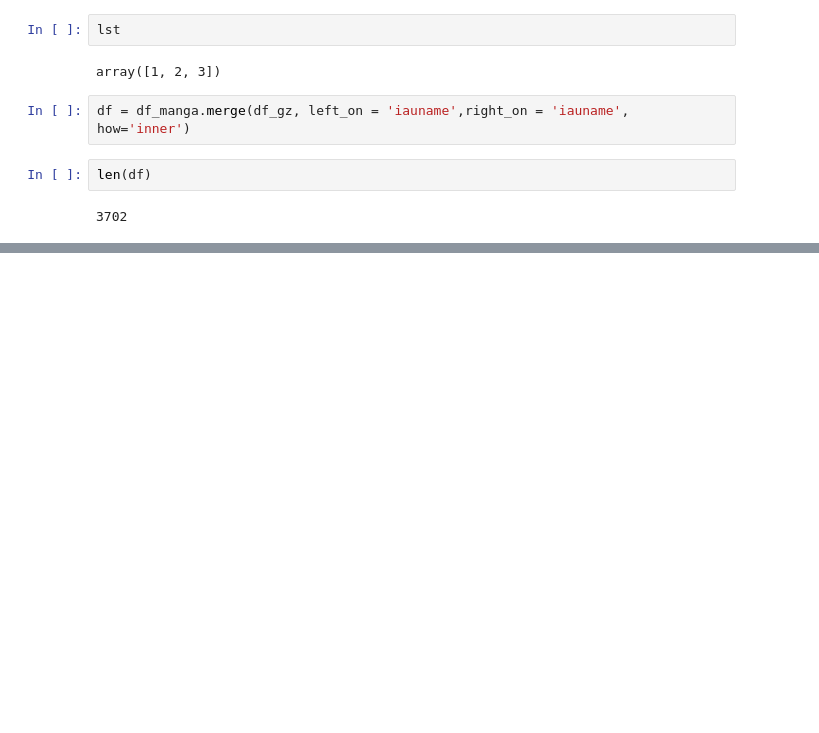
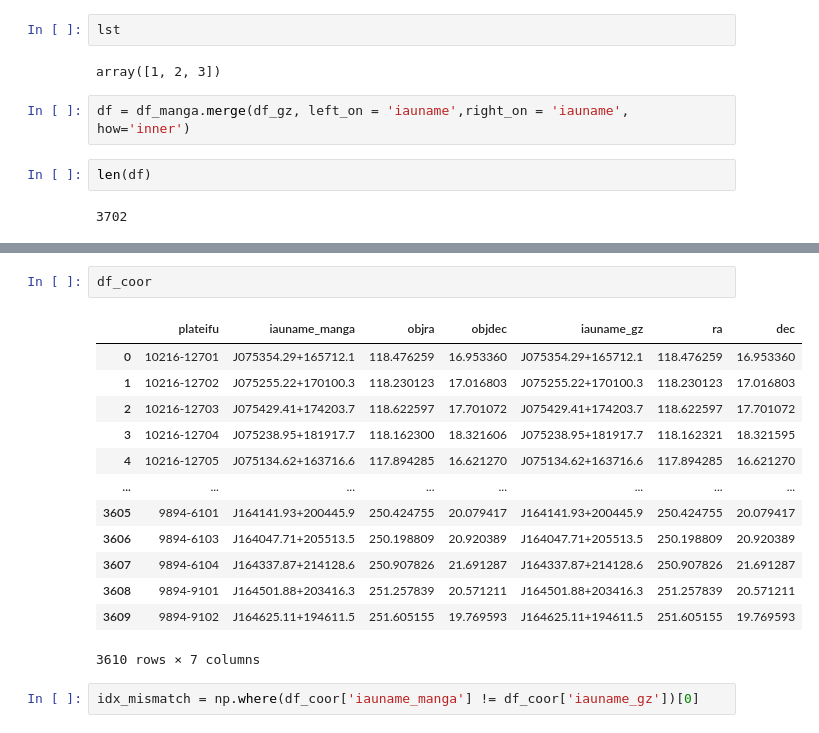
Before and after one commit to tobiasgeron/coordinate_matching, a Jupyter notebook: Example.ipynb, the cells around one changed output, grey strips where cells are left out. Saved outputs shown, nothing was run; the diff lists cells and outputs as text; blank space fills up the shorter version.

```diff
--- a/Example.ipynb
+++ b/Example.ipynb
@@ -55,0 +126,18 @@ len(np.where(~np.isnan(idx))[0])
+# %%
+df_coor
+# %% [output]
+|  | plateifu | iauname_manga | objra | objdec | iauname_gz | ra | dec |
+| 0 | 10216-12701 | J075354.29+165712.1 | 118.476259 | 16.953360 | J075354.29+165712.1 | 118.476259 | 16.953360 |
+| 1 | 10216-12702 | J075255.22+170100.3 | 118.230123 | 17.016803 | J075255.22+170100.3 | 118.230123 | 17.016803 |
+| 2 | 10216-12703 | J075429.41+174203.7 | 118.622597 | 17.701072 | J075429.41+174203.7 | 118.622597 | 17.701072 |
+| 3 | 10216-12704 | J075238.95+181917.7 | 118.162300 | 18.321606 | J075238.95+181917.7 | 118.162321 | 18.321595 |
+| 4 | 10216-12705 | J075134.62+163716.6 | 117.894285 | 16.621270 | J075134.62+163716.6 | 117.894285 | 16.621270 |
+| ... | ... | ... | ... | ... | ... | ... | ... |
+| 3605 | 9894-6101 | J164141.93+200445.9 | 250.424755 | 20.079417 | J164141.93+200445.9 | 250.424755 | 20.079417 |
+| 3606 | 9894-6103 | J164047.71+205513.5 | 250.198809 | 20.920389 | J164047.71+205513.5 | 250.198809 | 20.920389 |
+| 3607 | 9894-6104 | J164337.87+214128.6 | 250.907826 | 21.691287 | J164337.87+214128.6 | 250.907826 | 21.691287 |
+| 3608 | 9894-9101 | J164501.88+203416.3 | 251.257839 | 20.571211 | J164501.88+203416.3 | 251.257839 | 20.571211 |
+| 3609 | 9894-9102 | J164625.11+194611.5 | 251.605155 | 19.769593 | J164625.11+194611.5 | 251.605155 | 19.769593 |
+3610 rows × 7 columns
+# %%
+idx_mismatch = np.where(df_coor['iauname_manga'] != df_coor['iauname_gz'])[0]
```
Also changed, not shown: parts of 13 cells of this notebook, 2 other files.
